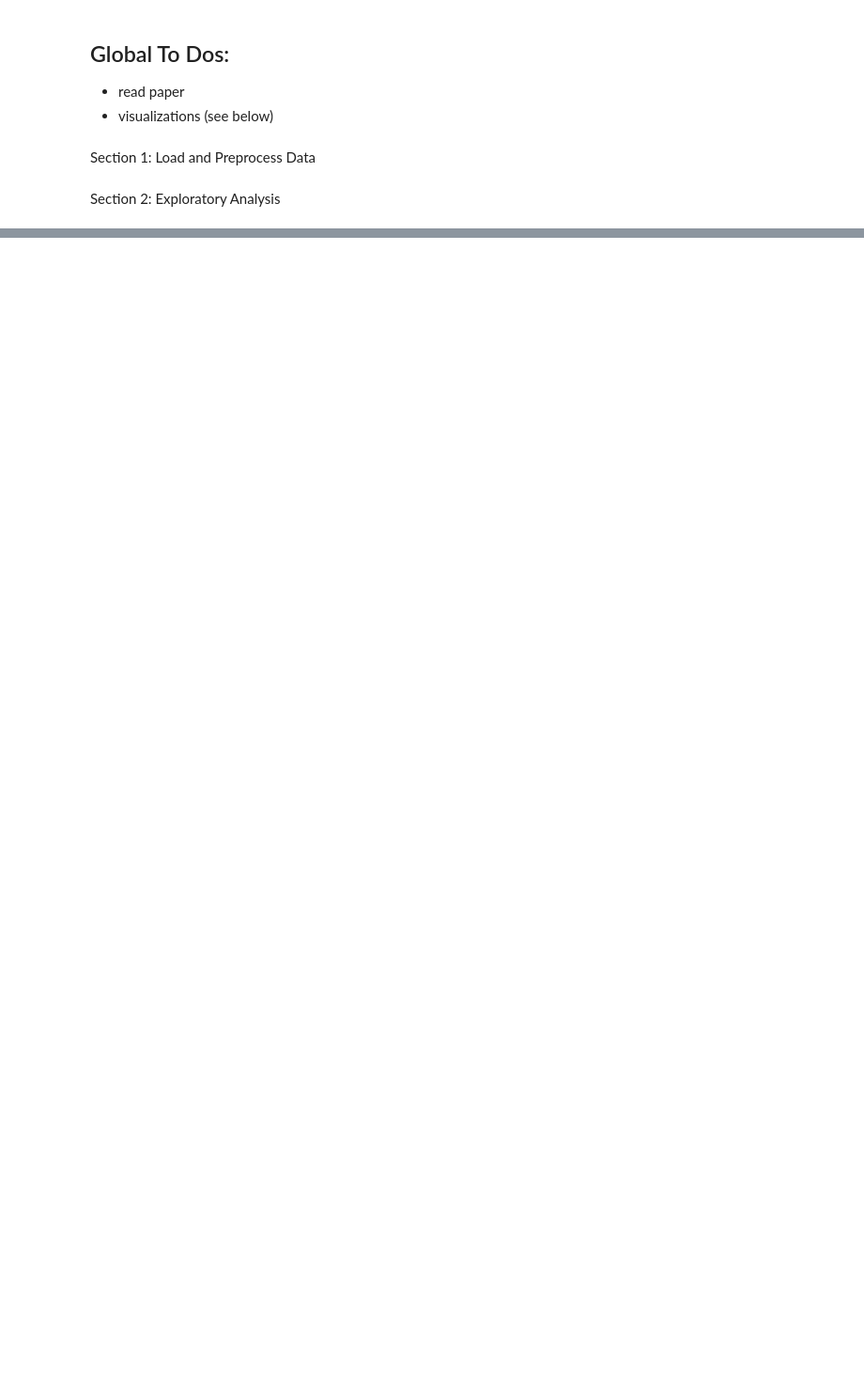
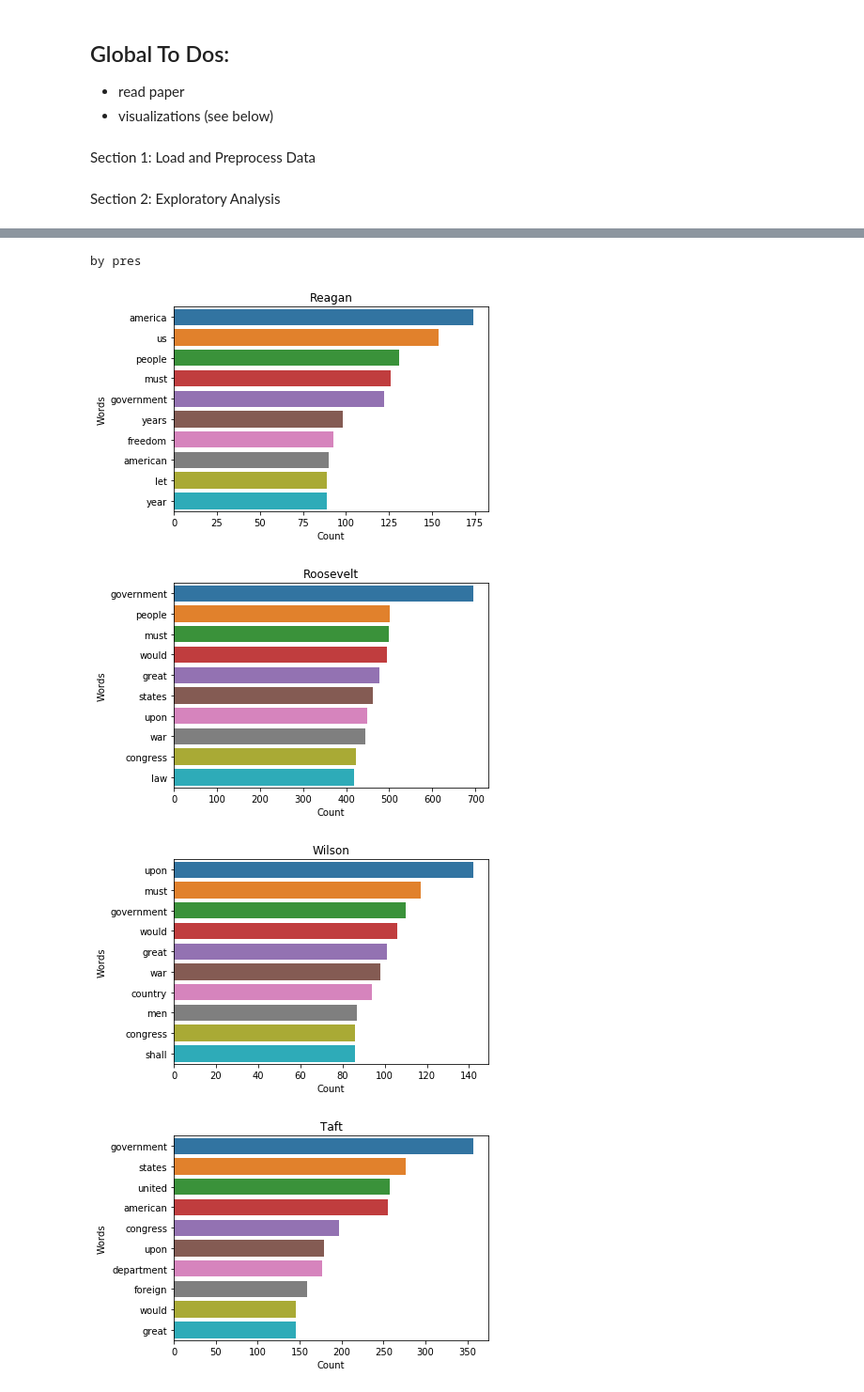
Before and after one commit to marioamz/State-of-the-Unions, a Jupyter notebook: Reading_in_Data.ipynb, the cells around one changed output, grey strips where cells are left out. Shown at 94% size. Saved outputs shown, nothing was run; the diff lists cells and outputs as text; code cells hidden in the pictures; blank space fills up the shorter version.

Commit message:
Added a function to make barcharts for each president

```diff
--- a/Reading_in_Data.ipynb
+++ b/Reading_in_Data.ipynb
@@ -32,0 +78,18 @@ Section 2: Exploratory Analysis
+# %%
+speeches = rd.reading_data("/Users/aleistermontfort/Desktop/speeches",'*.txt')
+#speeeches = clean_data.clean_words(speeches)
+s_keys = speeches.keys()
+count = collections.defaultdict(dict)
+
+# if you want by president and year, put "by pres year"
+# if you want by president only, put "by pres"
+presidents = rd.make_dict(speeches, s_keys, count, "by pres")
+# %% [output]
+by pres
+# %%
+plot_top_words(presidents,['all'], 10, False)
+# %% [output]
+[figure, added]
+[figure, added]
+[figure, added]
+[figure, added]
```
Also changed, not shown: parts of 5 cells of this notebook.
